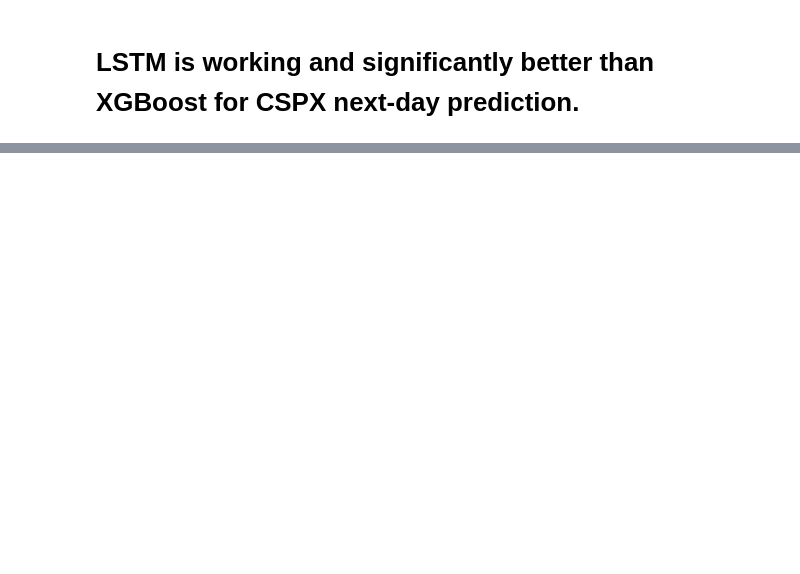
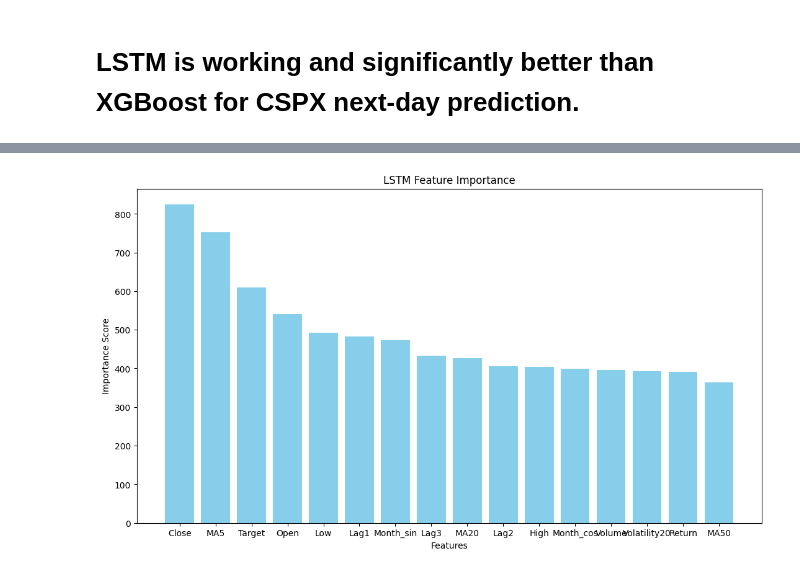
Before and after one commit to jblcky/stock_price_prediction, a Jupyter notebook: notebooks/lstm.ipynb, the cells around one changed output, grey strips where cells are left out. Cells and saved outputs as stored; diff of their text form; code cells hidden in the pictures; blank space fills up the shorter version.

```diff
--- a/notebooks/lstm.ipynb
+++ b/notebooks/lstm.ipynb
@@ -262,2 +273,15 @@ plt.show()
 # %% [markdown]
 # LSTM is working and significantly better than XGBoost for CSPX next-day prediction.
+# %%
+importances = {}
+
+# --- Permute one feature at a time ---
+for i, feature_name in enumerate(X.columns):  # use real column names
+    X_permuted = X_test.copy()
+    np.random.shuffle(X_permuted[:, :, i])  # shuffle this feature across time
+
+    y_pred_perm = model.predict(X_permuted)
+    y_pred_perm_inv = target_scaler.inverse_transform(y_pred_perm)
+
+    rmse_perm = mean_squared_error(y_test_inv, y_pred_perm_inv)
+    importances[feature_name] = rmse_perm - rmse
@@ -263,0 +305,5 @@ plt.show()
+# %%
+importances = dict(sorted(importances.items(), key=lambda x: x[1], reverse=True))
+print("Permutation Importances:")
+for k, v in importances.items():
+    print(f"{k}: RMSE increase {v:.2f}")
@@ -263,0 +328,13 @@ plt.show()
+# %%
+features = list(importances.keys())
+scores = list(importances.values())
+
+# Bar chart
+plt.figure(figsize=(13,7))
+plt.bar(features, scores, color="skyblue")
+plt.title("LSTM Feature Importance")
+plt.ylabel("Importance Score")
+plt.xlabel("Features")
+plt.show()
+# %% [output]
+[figure, added]
```
Also changed, not shown: parts of 11 cells of this notebook.
